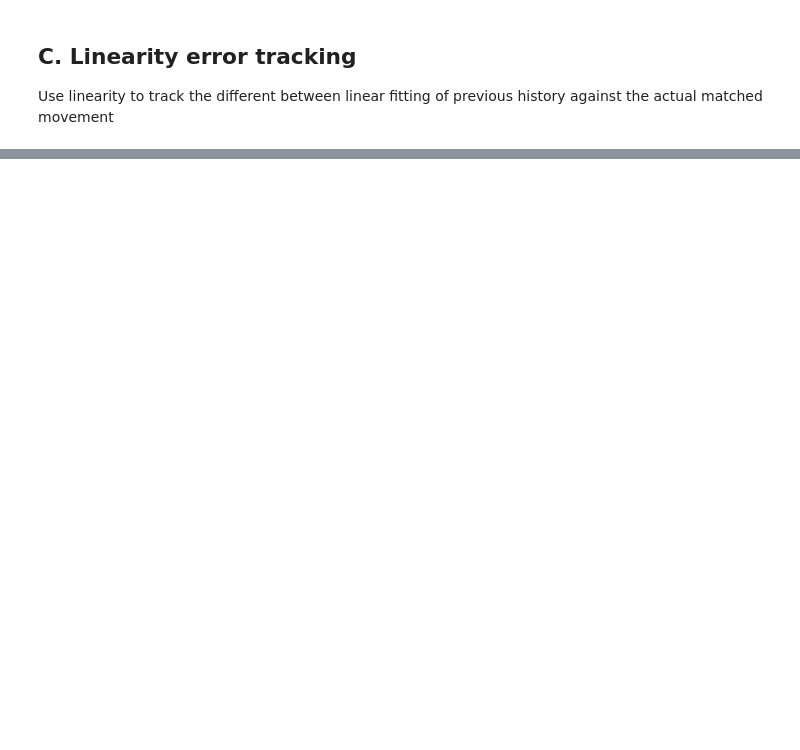
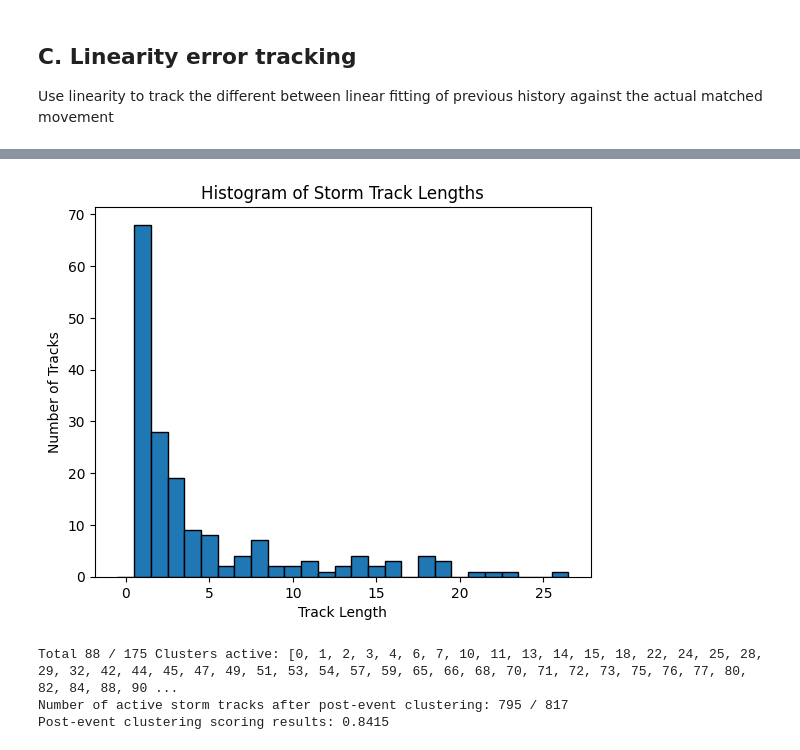
Before and after one commit to quochieu586/Thunderstorm-Nowcasting-Geometry-Topology-Approach, a Jupyter notebook: experimental_notebooks/etitan_model.ipynb, the cells around one changed output, grey strips where cells are left out. Cells and saved outputs as stored; diff of their text form; code cells hidden in the pictures; blank space fills up the shorter version.

```diff
--- a/experimental_notebooks/etitan_model.ipynb
+++ b/experimental_notebooks/etitan_model.ipynb
@@ -387,7 +342,7 @@ LINEAR_ERRORS_LST = []
 for storms_map in tqdm(storms_maps, desc="Computing linear fitting errors for storms"):
     for storm in storms_map.storms:
         # If not enough history, skip
-        if len(storm.history_movements) <= MEDIAN_DURATION:
+        if len(storm.history_movements) <= MEAN_DURATION:
             continue
 
         # Fit linear model
@@ -470,0 +435,43 @@ Storm 8: Number of movement history records: 0
+# %%
+# Get the centroids list
+centroids = []
+clusters_assigned = []
+
+def _convert_time_frame_to_seconds(time_frame: datetime) -> float:
+    return time_frame.timestamp() - FIRST_TIME_FRAME.timestamp()
+
+for track_history in model.tracker.tracks:
+    track_centroids = [(storm.centroid[0], storm.centroid[1], _convert_time_frame_to_seconds(time_frame)) for time_frame, storm in track_history.storms.items()]
+    centroids.extend(track_centroids)
+    clusters_assigned.extend([track_history.id] * len(track_centroids))
+
+centroids = np.array(centroids)
+
+track_lengths = [len(track_history.storms) for track_history in model.tracker.tracks]
+
+plt.hist(track_lengths, bins=range(0, max(track_lengths) + 2), align='left', edgecolor='black')
+plt.title("Histogram of Storm Track Lengths")
+plt.xlabel("Track Length")
+plt.ylabel("Number of Tracks")
+plt.show()
+# %% [output]
+[figure, added]
+# %%
+from typing import Annotated
+from src.cores.metrics.postevent_tracking import PostEventClustering
+
+postevent_analysis = PostEventClustering(centroids, max_window_time=600, spatial_distance_threshold=50)
+reassigned_clusters_centers = postevent_analysis.fit_transform(num_clusters=len(model.tracker.tracks), clusters_assigned=clusters_assigned, max_epochs=50)
+
+active_lst = [i for i, cluster in enumerate(postevent_analysis.clusters) if cluster.is_actived]
+print(f"Total {len(active_lst)} / {postevent_analysis.num_initial_clusters} Clusters active: {active_lst}")
+print(f"Number of active storm tracks after post-event clustering: {len([c for c in reassigned_clusters_centers if c != -1])} / {len(reassigned_clusters_centers)}")
+
+# Scoring: 1 if match best clusters, 0.5 if match wrong clusters and 0 if storm is dropped
+merged_clusters_assigned = [postevent_analysis.clusters_merged_dict.get(i, i) for i in clusters_assigned]
+score_lst = [1 if merged_clusters_assigned[i] == reassigned_clusters_centers[i] else 0.5 if reassigned_clusters_centers[i] != -1 else 0 for i in range(len(clusters_assigned))]
+print(f"Post-event clustering scoring results: {sum(score_lst) / len(score_lst):.4f}")
+# %% [output]
+Total 88 / 175 Clusters active: [0, 1, 2, 3, 4, 6, 7, 10, 11, 13, 14, 15, 18, 22, 24, 25, 28, 29, 32, 42, 44, 45, 47, 49, 51, 53, 54, 57, 59, 65, 66, 68, 70, 71, 72, 73, 75, 76, 77, 80, 82, 84, 88, 90 ...
+Number of active storm tracks after post-event clustering: 795 / 817
+Post-event clustering scoring results: 0.8415
```
Also changed, not shown: parts of 16 cells of this notebook, 28 other files.
